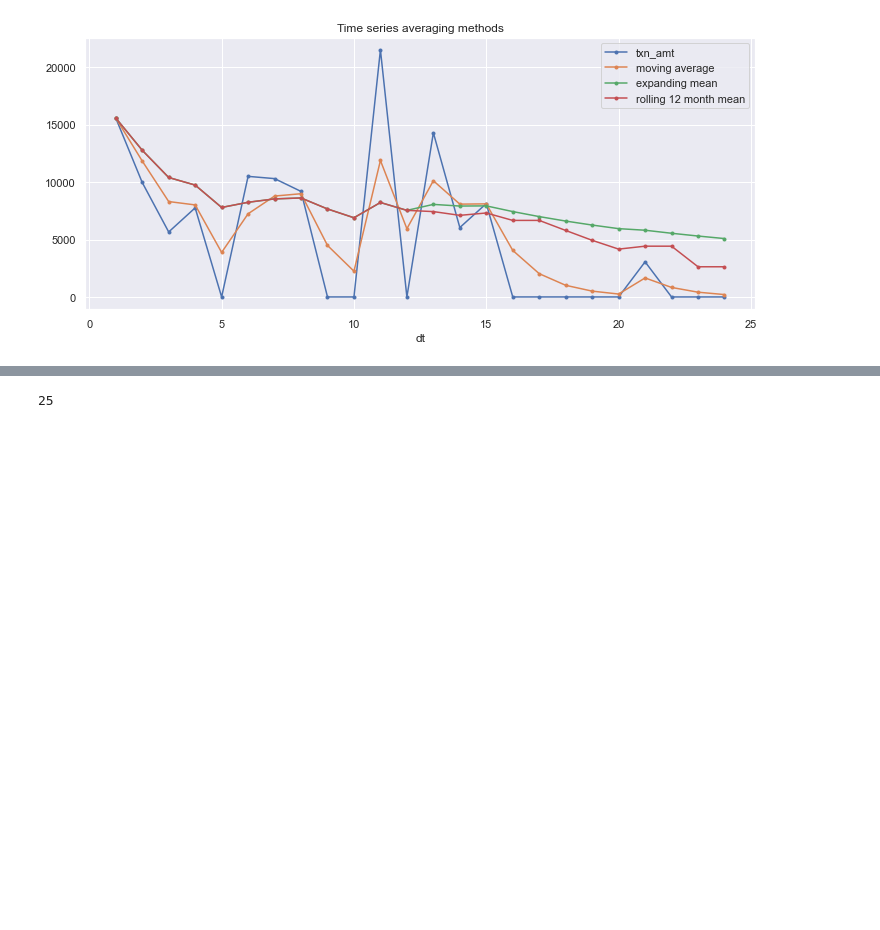
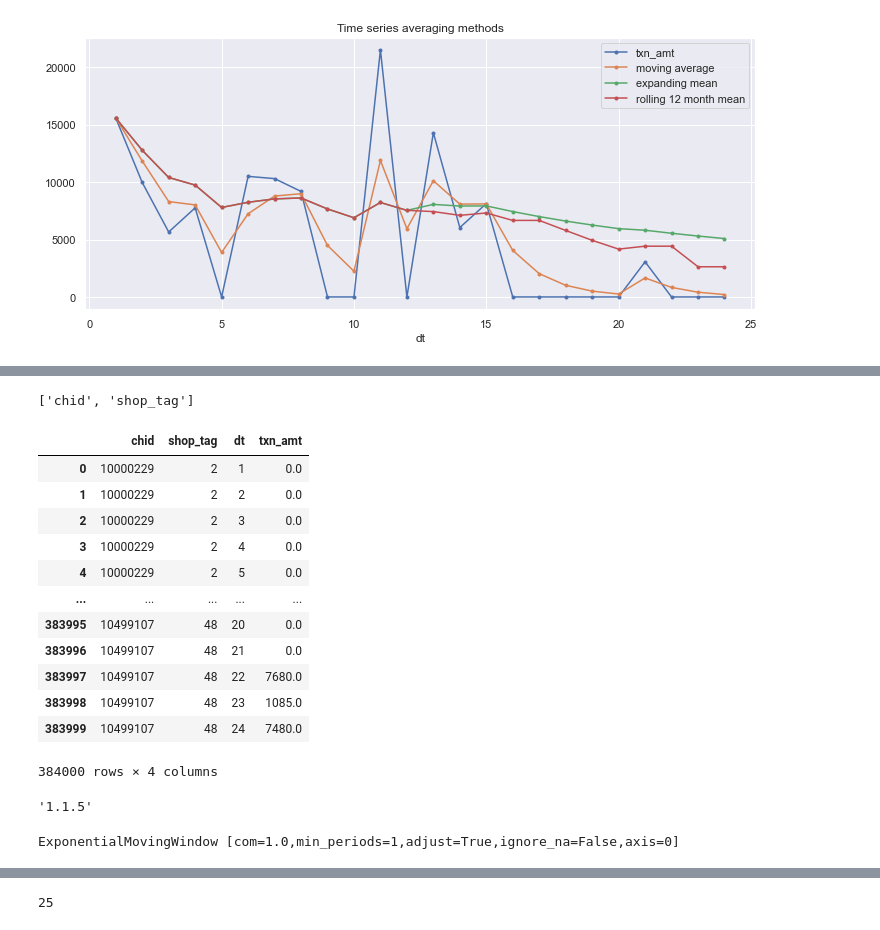
Before and after one commit to GallonShih/Projects, a Jupyter notebook: SideProject/07_E_SUN_2021_Winter_AI/data_restructuring.ipynb, the cells around one changed output, grey strips where cells are left out. Saved outputs shown, nothing was run; the diff lists cells and outputs as text; code cells hidden in the pictures; blank space fills up the shorter version.

```diff
--- a/SideProject/07_E_SUN_2021_Winter_AI/data_restructuring.ipynb
+++ b/SideProject/07_E_SUN_2021_Winter_AI/data_restructuring.ipynb
@@ -1146,0 +1205,20 @@ def add_rolling_stats(
+# %%
+features
+# %% [output]
+['chid', 'shop_tag']
+# %%
+source
+# %% [output]
+|  | chid | shop_tag | dt | txn_amt |
+| 0 | 10000229 | 2 | 1 | 0.0 |
+| 1 | 10000229 | 2 | 2 | 0.0 |
+| 2 | 10000229 | 2 | 3 | 0.0 |
+| 3 | 10000229 | 2 | 4 | 0.0 |
+| 4 | 10000229 | 2 | 5 | 0.0 |
+| ... | ... | ... | ... | ... |
+| 383995 | 10499107 | 48 | 20 | 0.0 |
+| 383996 | 10499107 | 48 | 21 | 0.0 |
+| 383997 | 10499107 | 48 | 22 | 7680.0 |
+| 383998 | 10499107 | 48 | 23 | 1085.0 |
+| 383999 | 10499107 | 48 | 24 | 7480.0 |
+384000 rows × 4 columns
@@ -1146,0 +1227,8 @@ def add_rolling_stats(
+# %%
+pandas.__version__
+# %% [output]
+'1.1.5'
+# %%
+source['txn_amt'].ewm(halflife=1, min_periods=1)
+# %% [output]
+ExponentialMovingWindow [com=1.0,min_periods=1,adjust=True,ignore_na=False,axis=0]
```
Also changed, not shown: parts of 18 cells of this notebook, 4 other files.
